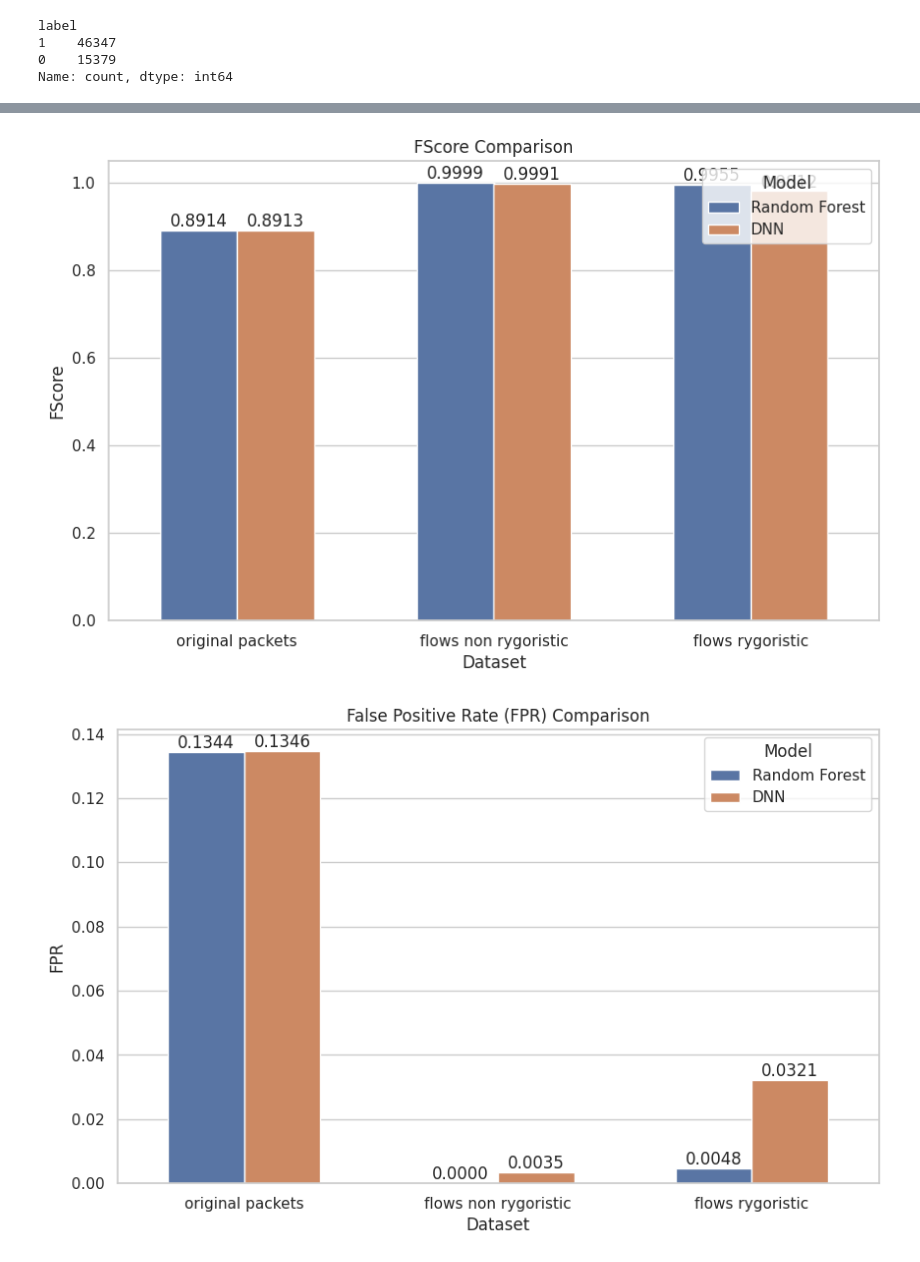
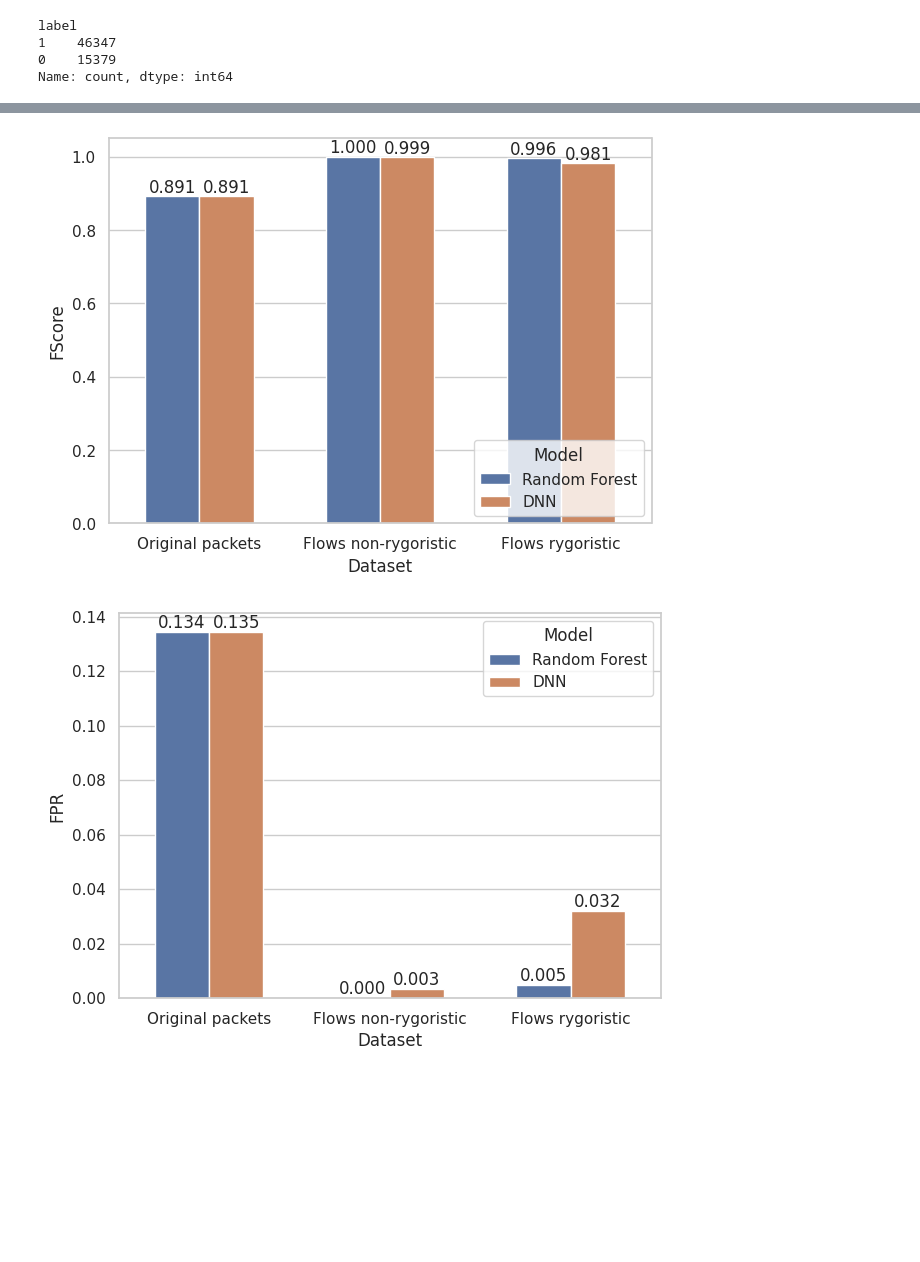
Before and after one commit to ppopiolek/Scanning_detection_comparison, a Jupyter notebook: classification.ipynb, the cells around one changed output, grey strips where cells are left out. Drawn from its saved outputs; the diff is of its cells as text; code cells hidden in the pictures; blank space fills up the shorter version.

Commit message:
fixed plots

```diff
--- a/classification.ipynb
+++ b/classification.ipynb
@@ -52,9 +52,9 @@ label
 Name: count, dtype: int64
 # %%
 datasets = {
-    "original packets": df1,
-    "flows non rygoristic": df2,
-    "flows rygoristic": df3
+    "Original packets": df1,
+    "Flows non-rygoristic": df2,
+    "Flows rygoristic": df3
 }
 # %%
 import pandas as pd
@@ -184,30 +177,28 @@ results_df
 # %%
 df_melted_fscore = pd.melt(results_df, id_vars=['Dataset', 'Model_name'], value_vars=['FScore'], var_name='Metric', value_name='Value')
 df_melted_fpr = pd.melt(results_df, id_vars=['Dataset', 'Model_name'], value_vars=['FPR'], var_name='Metric', value_name='Value')
 
 
 sns.set(style="whitegrid")
 
-plt.figure(figsize=(10, 6))
+plt.figure(figsize=(7, 5))
 ax = sns.barplot(x='Dataset', y='Value', hue='Model_name', data=df_melted_fscore, width=0.6)
 for i in ax.containers:
-    ax.bar_label(i,fmt="{:0.4f}")
-plt.title('FScore Comparison')
+    ax.bar_label(i,fmt="{:0.3f}")
 plt.ylabel('FScore')
 plt.xlabel('Dataset')
-plt.legend(title='Model')
+plt.legend(title='Model', loc='lower right')
 plt.show()
 print()
 
-plt.figure(figsize=(10, 6))
+plt.figure(figsize=(7, 5))
 ax = sns.barplot(x='Dataset', y='Value', hue='Model_name', data=df_melted_fpr, width=0.6)
 for i in ax.containers:
-    ax.bar_label(i,fmt="{:0.4f}")
-plt.title('False Positive Rate (FPR) Comparison')
+    ax.bar_label(i,fmt="{:0.3f}")
 plt.ylabel('FPR')
 plt.xlabel('Dataset')
 plt.legend(title='Model')
 plt.show()
 # %% [output]
-[figure, old version]
+[figure, new version]
-[figure, old version]
+[figure, new version]
```
Also changed, not shown: parts of 4 cells of this notebook.
